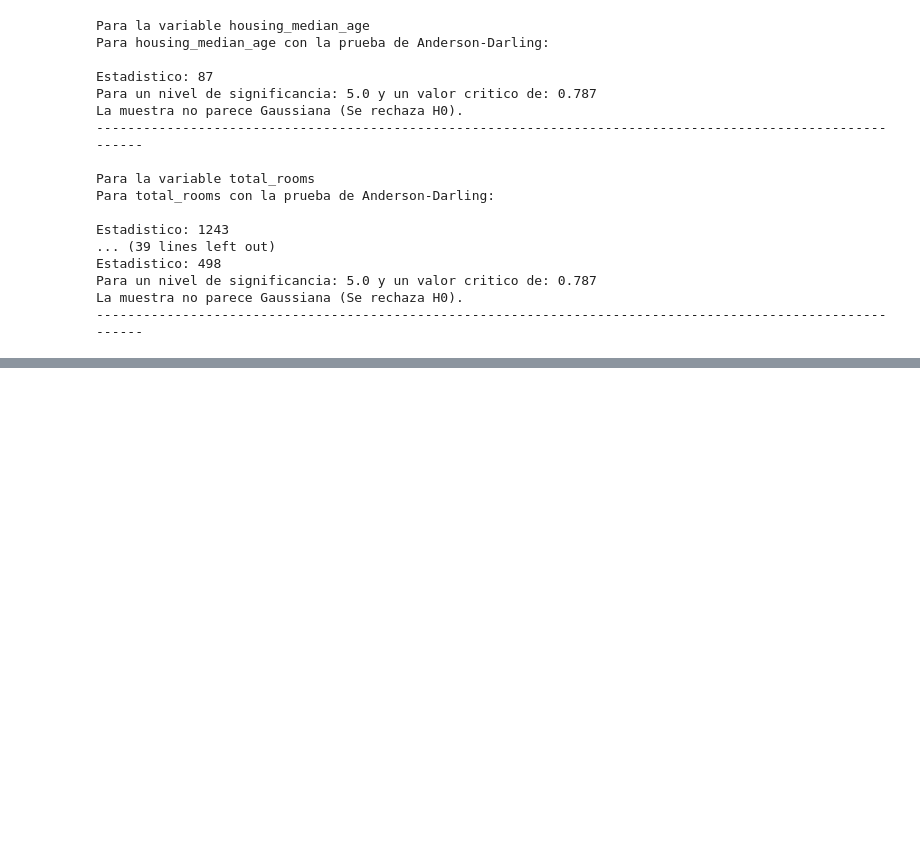
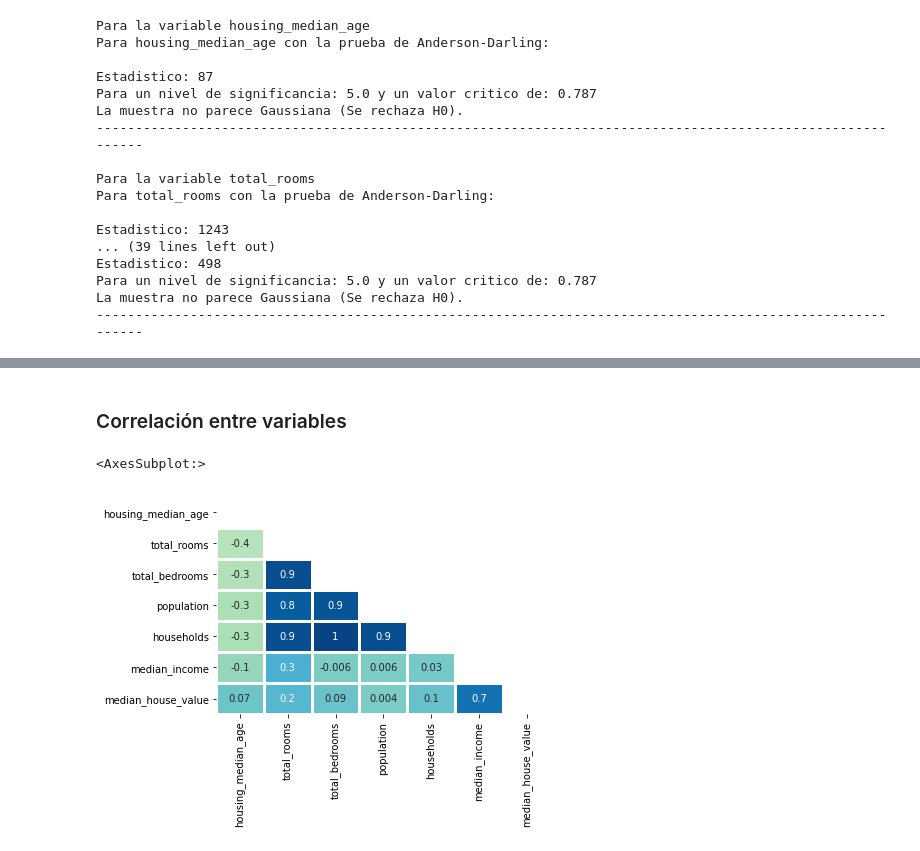
Before and after one commit to agucitri/DS-ONLINE-76, a Jupyter notebook: clase_repaso.ipynb, the cells around one changed output, grey strips where cells are left out. Drawn from its saved outputs; the diff is of its cells as text; code cells hidden in the pictures; blank space fills up the shorter version.

```diff
--- a/clase_repaso.ipynb
+++ b/clase_repaso.ipynb
@@ -170,0 +207,12 @@ La muestra no parece Gaussiana (Se rechaza H0).
+# %% [markdown]
+### Correlación entre variables
+# %%
+correlacion = housing.corr(method="spearman")
+
+mask = np.triu(correlacion)
+
+sns.heatmap(correlacion, annot=True, fmt=".1g", cbar=False,
+            vmin=-1, vmax=1, linecolor="w", linewidths=3, mask=mask, cmap="GnBu")
+# %% [output]
+<AxesSubplot:>
+[figure, added]
```
Also changed, not shown: parts of 9 cells of this notebook, 1 other file.
